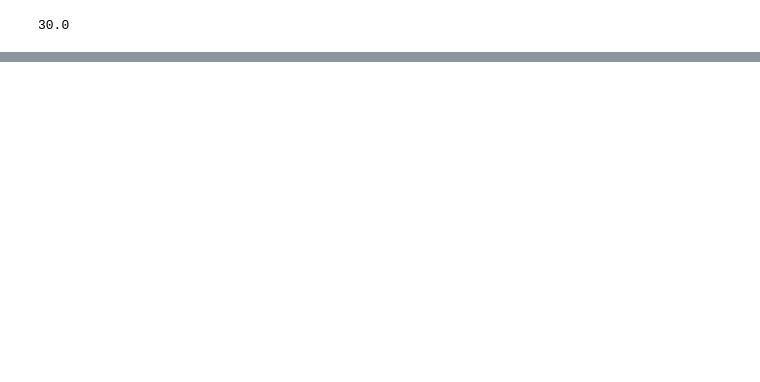
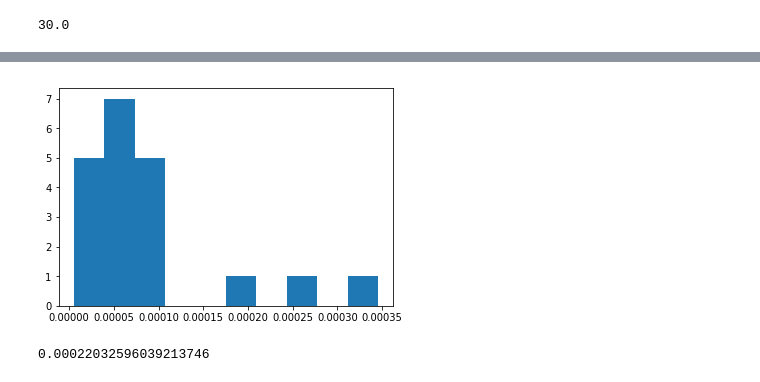
Before and after one commit to ruteee/pesquisa, a Jupyter notebook: TransEntropy.ipynb, the cells around one changed output, grey strips where cells are left out. Drawn from its saved outputs; the diff is of its cells as text; code cells hidden in the pictures; blank space fills up the shorter version.

Commit message:
Mudanca no método de surrogates e teste de sgnificancia

```diff
--- a/TransEntropy.ipynb
+++ b/TransEntropy.ipynb
@@ -142,5 +140,17 @@ def get_lim_index(cdf, lim):
             break
     return index
+# %%
+def surrogate(a):
+    a_diff = np.diff(a)
+    begin = np.where(a_diff > 0)[0]
+    end = np.where(a_diff < 0)[0]
+    n_seq = np.max([begin.size, end.size])
+    a_surr = np.zeros(a.shape)
+    p_seq = np.random.randint(0, a.size - max(end - begin), size=n_seq)
+    for i in np.random.permutation(n_seq):
+        len_seq = end[i] - begin[i]
+        a_surr[p_seq[i]:p_seq[i] + len_seq] = a[begin[i]:end[i]]
+    return a_surr
 # %%
 #Method using stats model kde to return transfer etnropy value limit. That is, the 'x' value corresponding to P95
 def significance_test(k,l,h,sup_lim, n, a,b):
@@ -151,11 +161,14 @@ def significance_test(k,l,h,sup_lim, n, a,b):
 
     np.random.seed(int(time.time()))
     for i in np.arange(0,n):
-        surrogate_a = a.copy()
-        np.random.shuffle(surrogate_a)
+        surrogate_a = surrogate(a.copy())
         transferEntropies.append(te(k,l,h,surrogate_a[:],b, 'serie_a', 'serie_b'))
+
     kde = sm.nonparametric.KDEUnivariate(transferEntropies)
     kde.fit()
 
+    plt.hist(transferEntropies)
+    plt.show()
+
     lvl_sig = kde.icdf[get_lim_index(kde.cdf, sup_lim)]
     return lvl_sig
@@ -403,3 +401,9 @@ dist6_resamp.shape
+# %%
+te(1,1,1, dist6_resamp['xmeas01_high'], dist6_resamp['xmeas21_high'], 'a', 'b')
+significance_test(1,1,1,0.99,20,dist6_resamp['xmeas01_high'],dist6_resamp['xmeas21_high'])
+# %% [output]
+[figure, added]
+0.00022032596039213746
 # %%
 #joint probablity for functions test
 #joint_p_ih_ik_jl = np.array([0.97322404,0.00546448,0.00491803,0,0,0.00546448, 0.00546448, 0.00546448])
```
Also changed, not shown: parts of 12 cells of this notebook.
